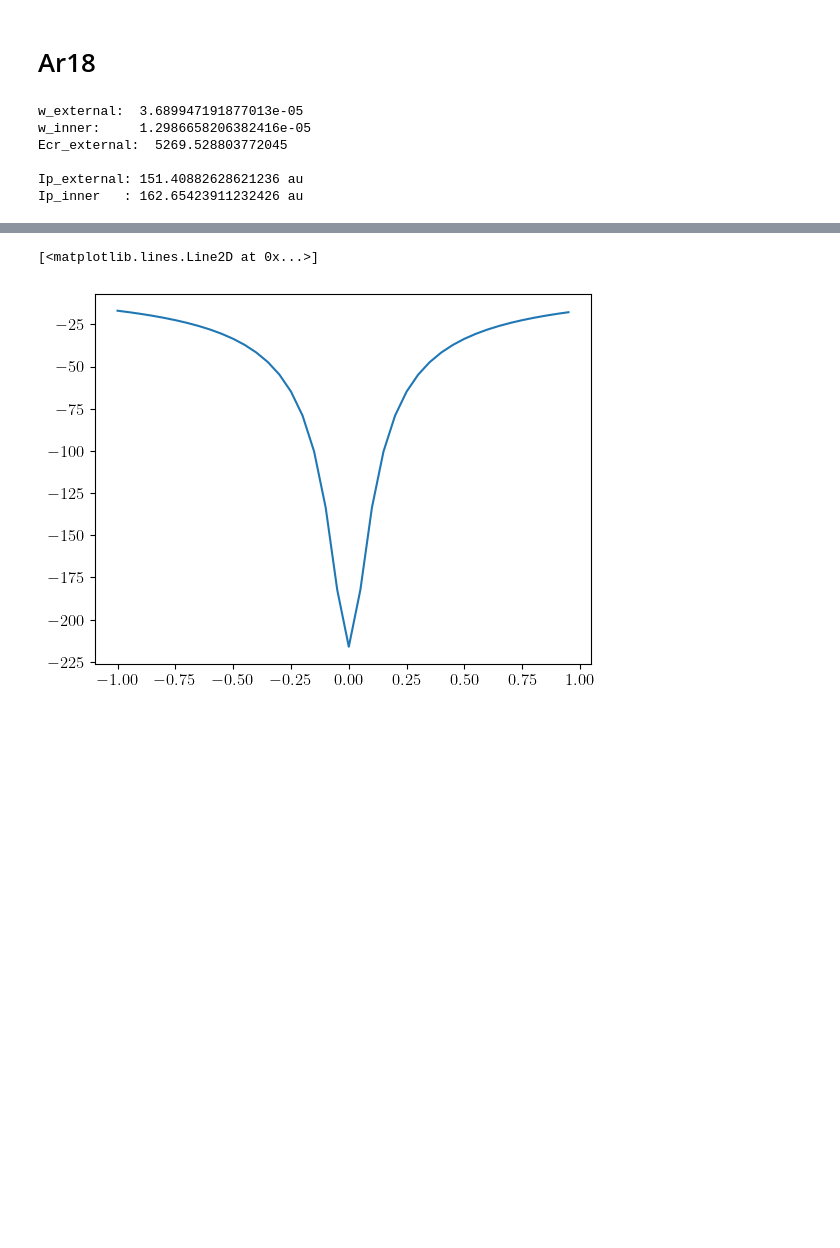
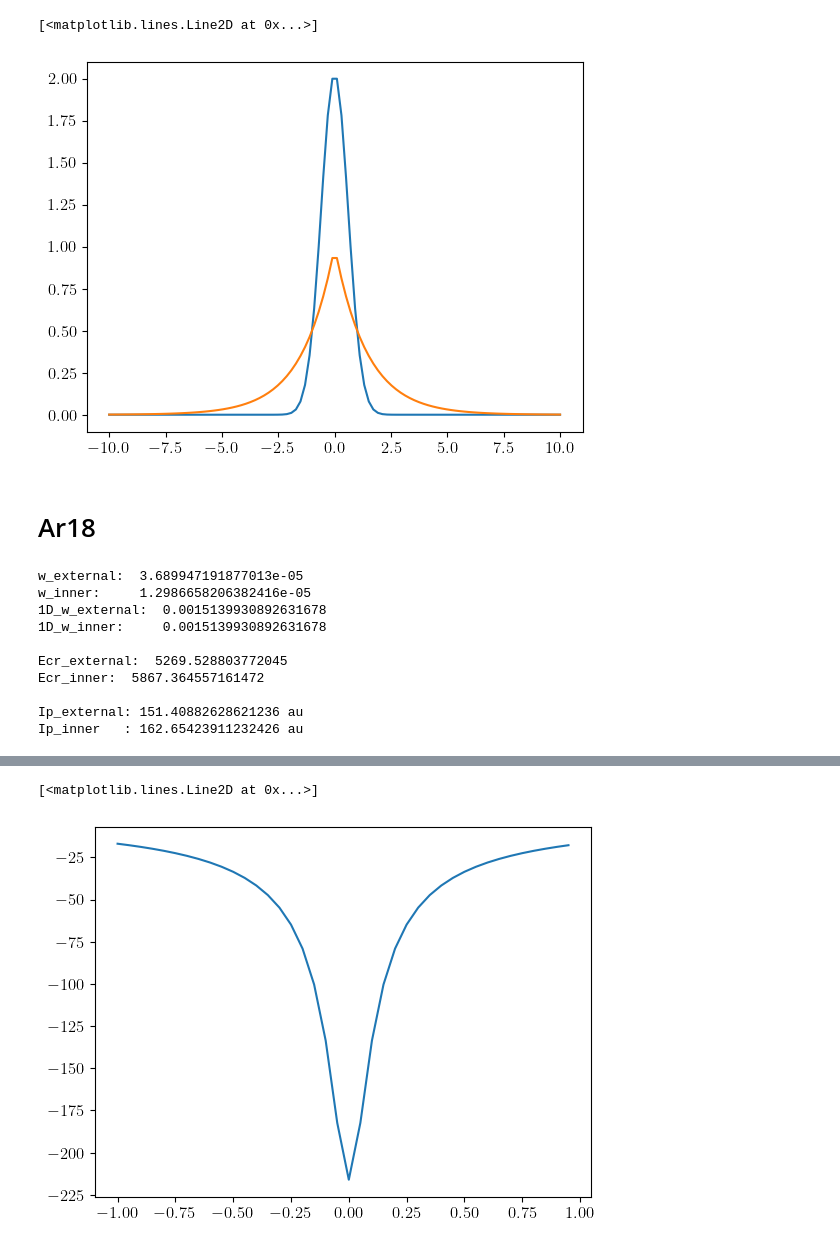
Before and after one commit to DenTyur/RSSFM, a Jupyter notebook: src/analitic/analitic.ipynb, the cells around one changed output, grey strips where cells are left out. Saved outputs shown, nothing was run; the diff lists cells and outputs as text; code cells hidden in the pictures; blank space fills up the shorter version.

```diff
--- a/src/analitic/analitic.ipynb
+++ b/src/analitic/analitic.ipynb
@@ -31,3 +75,16 @@ from IR import IR
+# %%
+def psi1(x, a):
+    return np.exp(1/(2*np.sqrt(a)))*np.exp(-x**2/(2*a**(3/2)))
+def psi2(x, a):
+    return a**np.abs(x)
+
+x = np.linspace(-10, 10, 100)
+a = 0.5
+plt.plot(x, psi1(x, a))
+plt.plot(x, psi2(x, a))
+# %% [output]
+[<matplotlib.lines.Line2D at 0x...>]
+[figure, added]
 # %%
 def E(t, E0, omega):
     return E0*np.sin(omega*t)**2
@@ -63,18 +132,27 @@ Ip2 = 4426; A2 = 1
 w_external = IR(I = fs.eV_to_au(Ip1), Z=17, l=0, m=0, A=A1)
 w_inner = IR(I = fs.eV_to_au(Ip2), Z=18, l=0, m=0, A=A1)
 
-E = 350
-print("w_external: ", w_external.get_w_PPT(E))
-print("w_inner:    ", w_inner.get_w_PPT(E))
+E0 = 350
+omega = 18
+print("w_external: ", w_external.get_w_PPT(E0))
+print("w_inner:    ", w_inner.get_w_PPT(E0))
 
-print("Ecr_external: ", w_external.Ecr())
+print("1D_w_external: ", w_external.get_w_1d_from_lower_state(E0))
+print("1D_w_inner:    ", w_inner.get_w_1d_from_lower_state(E0))
+
+print("\nEcr_external: ", w_external.Ecr())
+print("Ecr_inner: ", w_inner.Ecr())
 
 print(f"\nIp_external: {fs.eV_to_au(Ip1)} au")
 print(f"Ip_inner   : {fs.eV_to_au(Ip2)} au")
 # %% [output]
 w_external:  3.689947191877013e-05
 w_inner:     1.2986658206382416e-05
+1D_w_external:  0.0015139930892631678
+1D_w_inner:     0.0015139930892631678
+
 Ecr_external:  5269.528803772045
+Ecr_inner:  5867.364557161472
 
 Ip_external: 151.40882628621236 au
 Ip_inner   : 162.65423911232426 au
```
Also changed, not shown: parts of 6 cells of this notebook, 6 other files.
